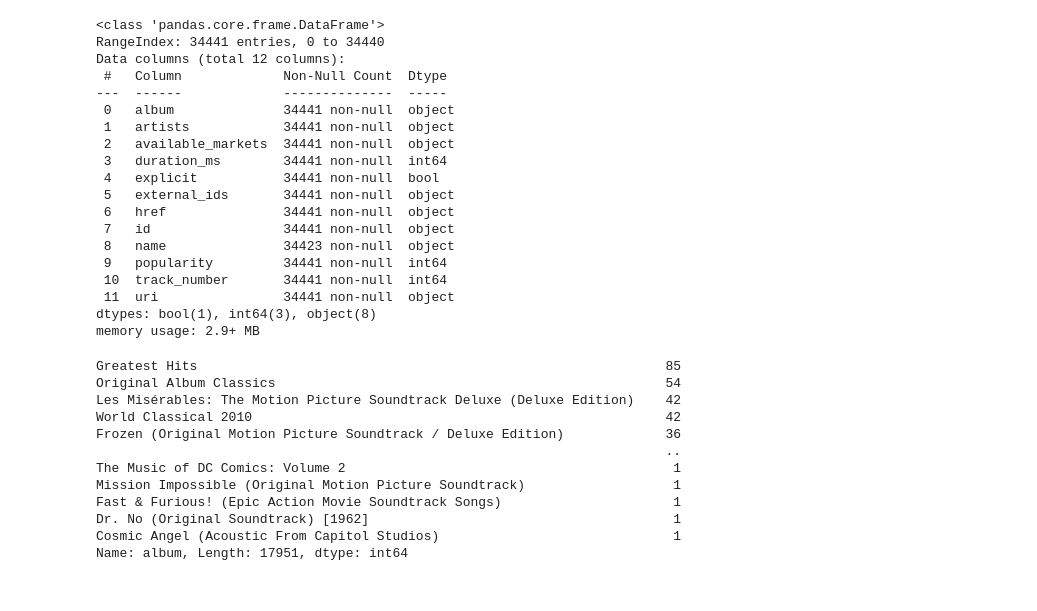
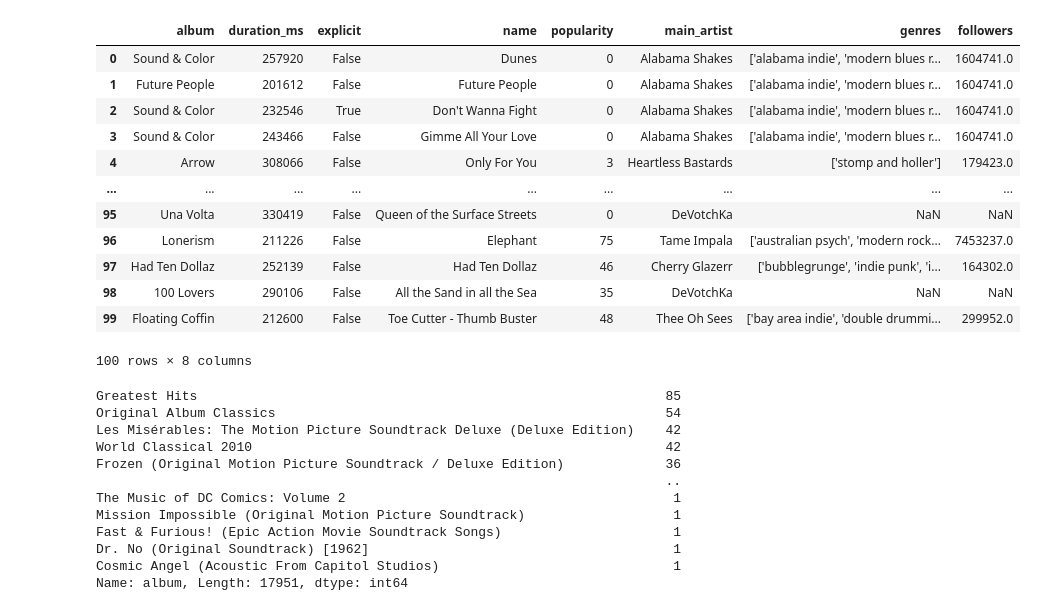
Before and after one commit to bsilver3/RFP2, a Jupyter notebook: main.ipynb, the cells around one changed output. Cells and saved outputs as stored; diff of their text form; code cells hidden in the pictures.

```diff
--- a/main.ipynb
+++ b/main.ipynb
@@ -60,3 +59,13 @@ artists
+# %%
+spindtTracksAnalysis['main_artist'] = spindtMainArtistsArr
+spindtTracksAnalysis['album'] = spindtSongsAlbumsArr
+spindtTracksAnalysis = spindtTracksAnalysis.drop('id', axis=1)
+# %%
+spindt_artistsIDs = []
+for i in spindtArtistsArr:
+    spindt_artistsIDs.append(i['id'])
+# %%
+spindtTracksAnalysis['id'] = spindt_artistsIDs
 # %%
 artists['followers']
 
@@ -84,25 +77,22 @@ songs
-# %%
-songs.info()
-# %% [output]
-<class 'pandas.core.frame.DataFrame'>
-RangeIndex: 34441 entries, 0 to 34440
-Data columns (total 12 columns):
- #   Column             Non-Null Count  Dtype
----  ------             --------------  -----
- 0   album              34441 non-null  object
- 1   artists            34441 non-null  object
- 2   available_markets  34441 non-null  object
- 3   duration_ms        34441 non-null  int64
- 4   explicit           34441 non-null  bool
- 5   external_ids       34441 non-null  object
- 6   href               34441 non-null  object
- 7   id                 34441 non-null  object
- 8   name               34423 non-null  object
- 9   popularity         34441 non-null  int64
- 10  track_number       34441 non-null  int64
- 11  uri                34441 non-null  object
-dtypes: bool(1), int64(3), object(8)
-memory usage: 2.9+ MB
+# %%
+spindtTracksAnalysis = pd.merge(spindtTracksAnalysis, artists[['id', 'genres', 'followers']], on='id', how='left')
+spindtTracksAnalysis = spindtTracksAnalysis.drop(['id', 'artists'], axis=1)
+# %%
+spindtTracksAnalysis
+# %% [output]
+|  | album | duration_ms | explicit | name | popularity | main_artist | genres | followers |
+| 0 | Sound & Color | 257920 | False | Dunes | 0 | Alabama Shakes | ['alabama indie', 'modern blues r... | 1604741.0 |
+| 1 | Future People | 201612 | False | Future People | 0 | Alabama Shakes | ['alabama indie', 'modern blues r... | 1604741.0 |
+| 2 | Sound & Color | 232546 | True | Don't Wanna Fight | 0 | Alabama Shakes | ['alabama indie', 'modern blues r... | 1604741.0 |
+| 3 | Sound & Color | 243466 | False | Gimme All Your Love | 0 | Alabama Shakes | ['alabama indie', 'modern blues r... | 1604741.0 |
+| 4 | Arrow | 308066 | False | Only For You | 3 | Heartless Bastards | ['stomp and holler'] | 179423.0 |
+| ... | ... | ... | ... | ... | ... | ... | ... | ... |
+| 95 | Una Volta | 330419 | False | Queen of the Surface Streets | 0 | DeVotchKa | NaN | NaN |
+| 96 | Lonerism | 211226 | False | Elephant | 75 | Tame Impala | ['australian psych', 'modern rock... | 7453237.0 |
+| 97 | Had Ten Dollaz | 252139 | False | Had Ten Dollaz | 46 | Cherry Glazerr | ['bubblegrunge', 'indie punk', 'i... | 164302.0 |
+| 98 | 100 Lovers | 290106 | False | All the Sand in all the Sea | 35 | DeVotchKa | NaN | NaN |
+| 99 | Floating Coffin | 212600 | False | Toe Cutter - Thumb Buster | 48 | Thee Oh Sees | ['bay area indie', 'double drummi... | 299952.0 |
+100 rows × 8 columns
 # %%
 songsAnalysis = songs.drop(['uri', 'id', 'href', 'external_ids', 'available_markets', 'track_number'], axis=1)
 # %%
```
Also changed, not shown: parts of 26 cells of this notebook.
